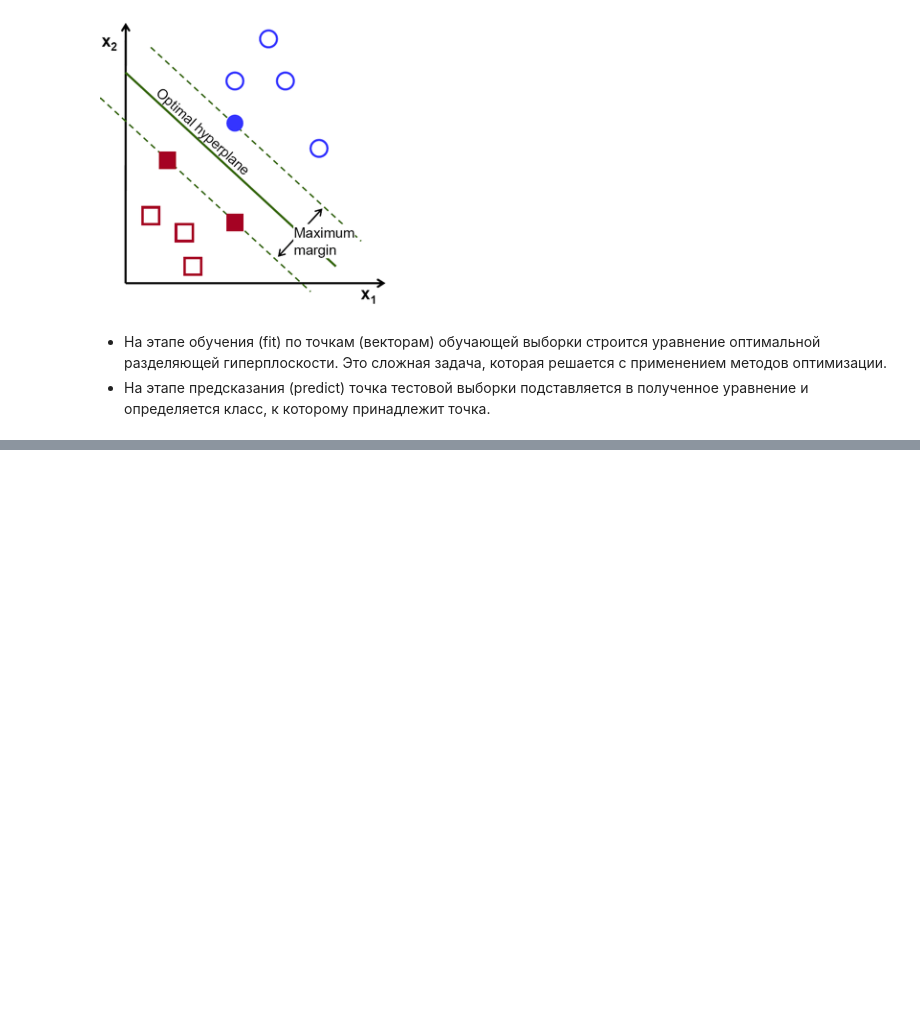
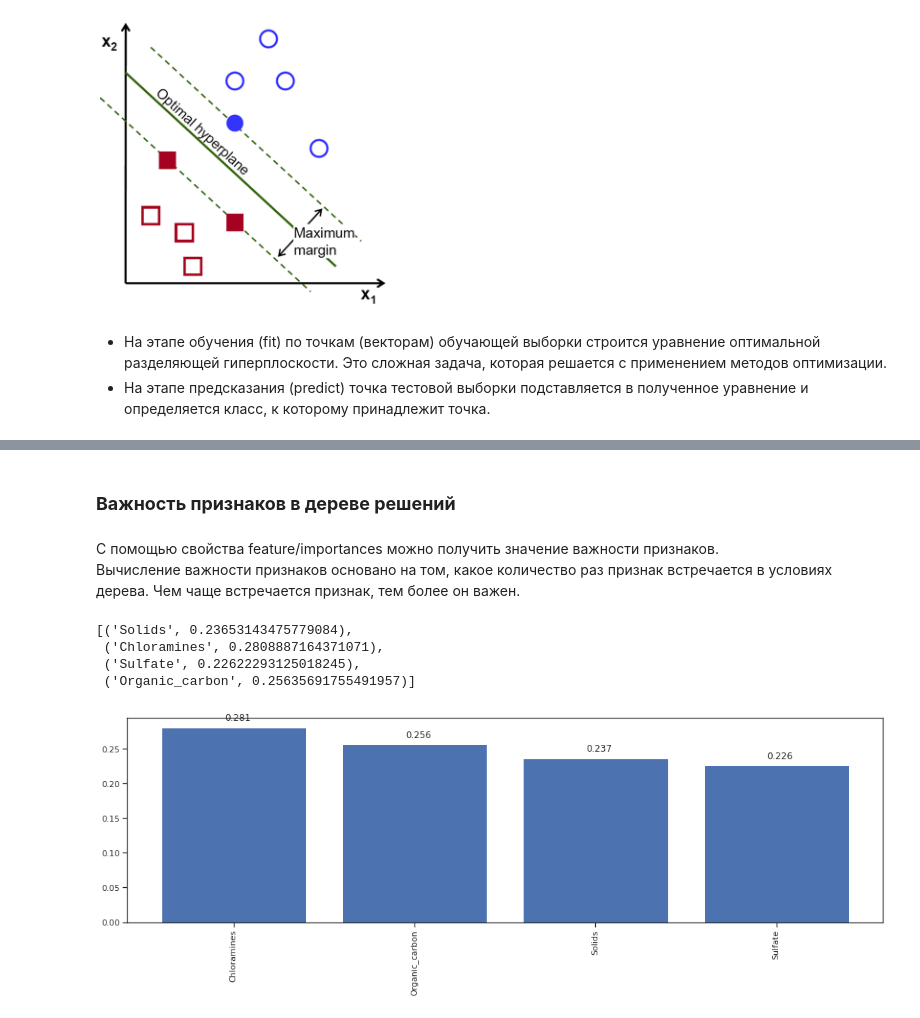
Before and after one commit to Svetlanlka/ML-Technologies, a Jupyter notebook: lab4/lab4.ipynb, the cells around one changed output, grey strips where cells are left out. Drawn from its saved outputs; the diff is of its cells as text; code cells hidden in the pictures; blank space fills up the shorter version.

```diff
--- a/lab4/lab4.ipynb
+++ b/lab4/lab4.ipynb
@@ -687,14 +337,0 @@ from sklearn.datasets import make_blobs, make_circles
-# %%
-# Пример кода из книги Дж. Вандер Пласа
-X, y = make_blobs(n_samples=50, centers=2,
-                  random_state=0, cluster_std=0.60)
-xfit = np.linspace(-1, 3.5)
-plt.scatter(X[:, 0], X[:, 1], c=y, s=50, cmap='autumn')
-
-for m, b, d in [(1, 0.65, 0.33), (0.5, 1.6, 0.55), (-0.2, 2.9, 0.2)]:
-    yfit = m * xfit + b
-    plt.plot(xfit, yfit, '-k')
-    plt.fill_between(xfit, yfit - d, yfit + d, edgecolor='none',
-                     color='#AAAAAA', alpha=0.4)
-
-plt.xlim(-1, 3.5);
@@ -863,0 +368,4 @@ plt.scatter(clf.support_vectors_[:, 0], clf.support_vectors_[:, 1],
+# %%
+# Обучим дерево на всех признаках
+tree_cl = DecisionTreeClassifier(random_state=1)
+tree_cl.fit(x_train, y_train)
@@ -863,0 +396,41 @@ plt.scatter(clf.support_vectors_[:, 0], clf.support_vectors_[:, 1],
+# %% [markdown]
+### **Важность признаков в дереве решений**
+# %% [markdown]
+С помощью свойства feature/importances можно получить значение важности признаков. \
+Вычисление важности признаков основано на том, какое количество раз признак встречается в условиях дерева. Чем чаще встречается признак, тем более он важен.
+# %%
+# Важность признаков
+list(zip(feature_names, tree_cl.feature_importances_))
+# %% [output]
+[('Solids', 0.23653143475779084),
+ ('Chloramines', 0.2808887164371071),
+ ('Sulfate', 0.22622293125018245),
+ ('Organic_carbon', 0.25635691755491957)]
+# %%
+from operator import itemgetter
+
+def draw_feature_importances(tree_model, X_dataset, figsize=(18,5)):
+    """
+    Вывод важности признаков в виде графика
+    """
+    # Сортировка значений важности признаков по убыванию
+    list_to_sort = list(zip(X_dataset.columns.values, tree_model.feature_importances_))
+    sorted_list = sorted(list_to_sort, key=itemgetter(1), reverse = True)
+    # Названия признаков
+    labels = [x for x,_ in sorted_list]
+    # Важности признаков
+    data = [x for _,x in sorted_list]
+    # Вывод графика
+    fig, ax = plt.subplots(figsize=figsize)
+    ind = np.arange(len(labels))
+    plt.bar(ind, data)
+    plt.xticks(ind, labels, rotation='vertical')
+    # Вывод значений
+    for a,b in zip(ind, data):
+        plt.text(a-0.05, b+0.01, str(round(b,3)))
+    plt.show()
+    return labels, data
+# %%
+labels, data = draw_feature_importances(tree_cl, x_train)
+# %% [output]
+[figure, added]
```
Also changed, not shown: parts of 128 cells of this notebook, 12 other files.
